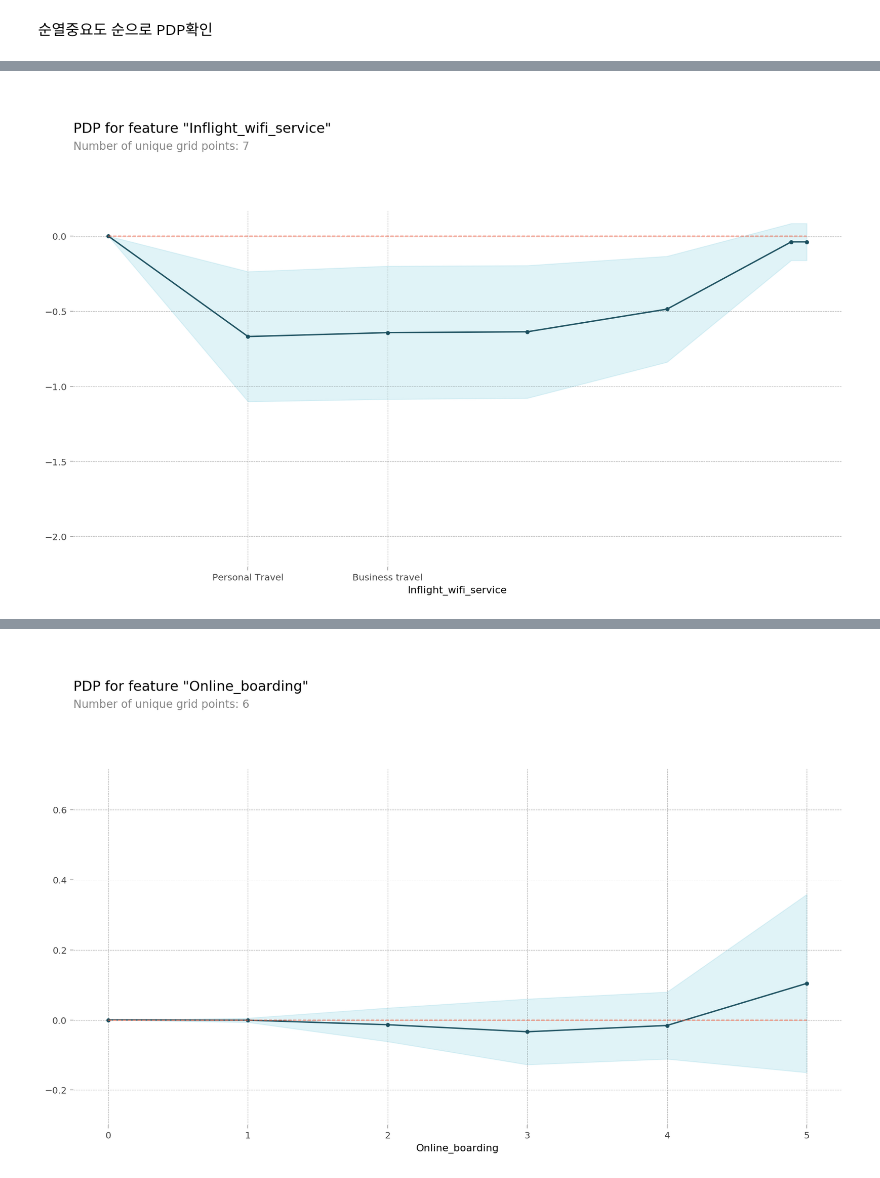
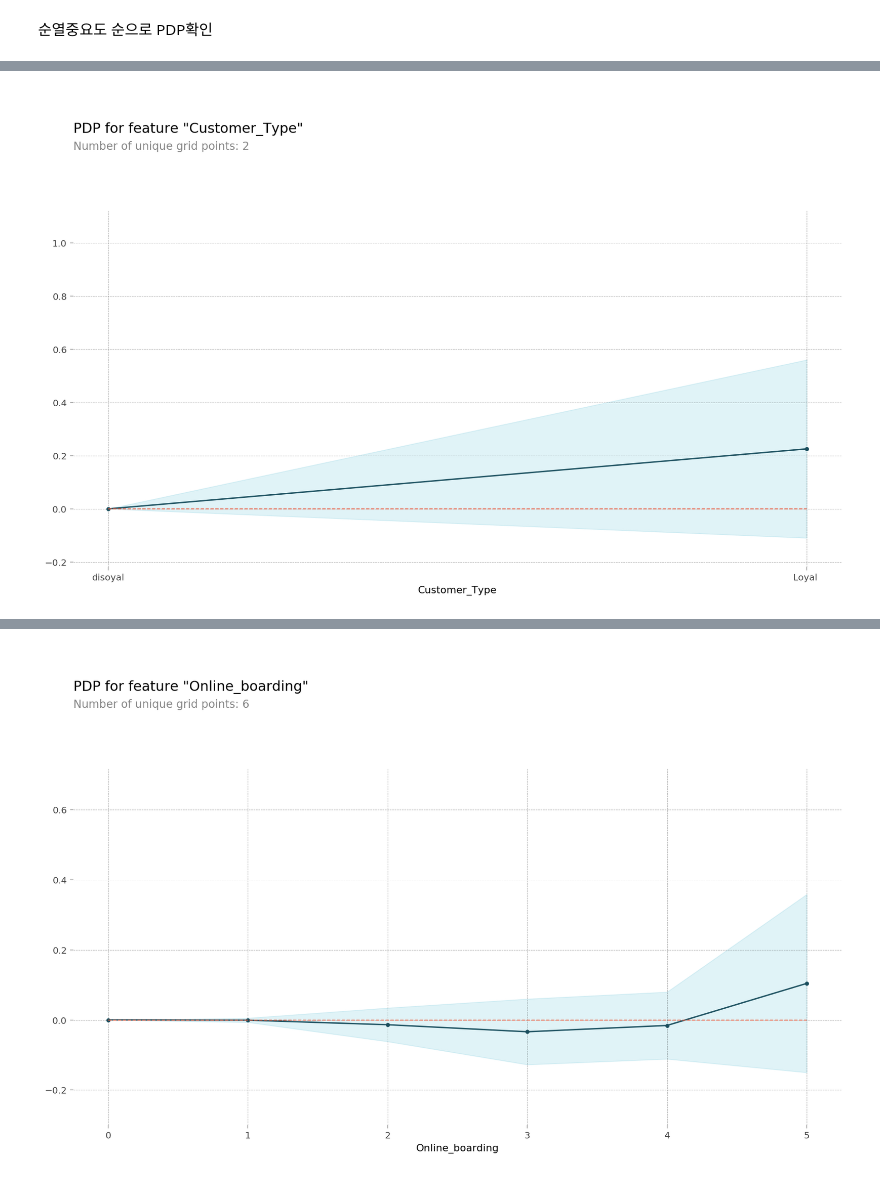
Before and after one commit to SYKIM5396/Airline_Satisfaction, a Jupyter notebook: Part4_6.ipynb, the cells around one changed output, grey strips where cells are left out. Drawn from its saved outputs; the diff is of its cells as text; code cells hidden in the pictures.

```diff
--- a/Part4_6.ipynb
+++ b/Part4_6.ipynb
@@ -285,16 +300,16 @@ PDP plot을 통해 business travel인 고객들이 personal 고객들에 비해
 # %%
-target_feature = 'Inflight_wifi_service'
+target_feature = 'Customer_Type'
 
 isolated = pdp_isolate(
     model=model,
     dataset=X_test_preprocessed,
     model_features=X_test_preprocessed.columns,
     feature=target_feature,
     grid_type="percentile",
 
 )
 pdp_plot(isolated, feature_name=target_feature)
-plt.xticks([1,2], ['Personal Travel', 'Business travel'])
+plt.xticks([1,2], ['disoyal', 'Loyal '])
 plt.show()
 # %% [output]
-[figure, old version]
+[figure, new version]
```
Also changed, not shown: parts of 2 cells of this notebook.
